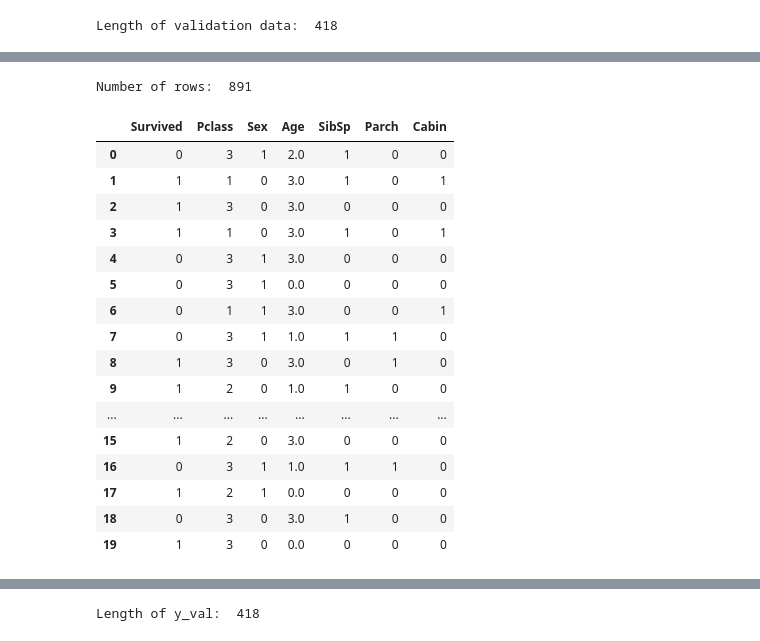
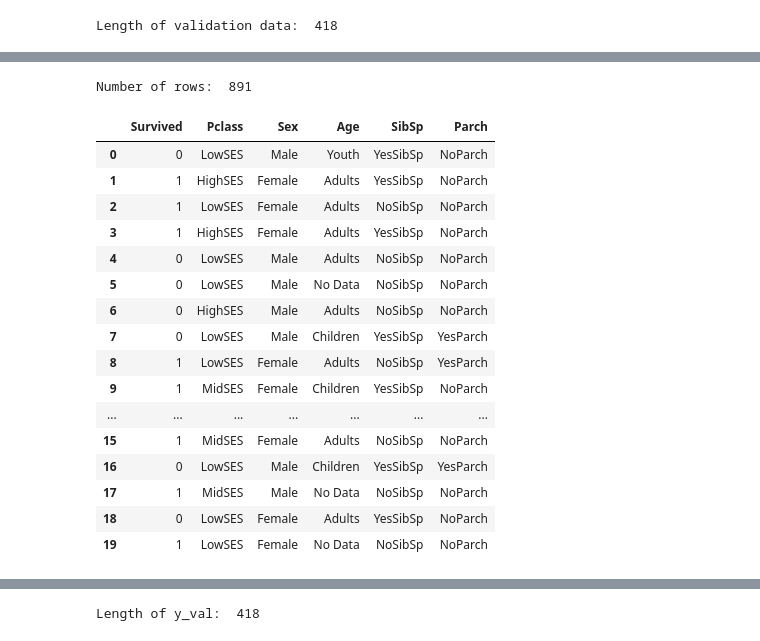
Before and after one commit to jonasnjx/Kaggle_Titanic, a Jupyter notebook: Kaggle_Titanic_Model.ipynb, the cells around one changed output, grey strips where cells are left out. Saved outputs shown, nothing was run; the diff lists cells and outputs as text; code cells hidden in the pictures.

```diff
--- a/Kaggle_Titanic_Model.ipynb
+++ b/Kaggle_Titanic_Model.ipynb
@@ -10,7 +10,7 @@ os.getcwd()
 '''
 IMPORT TRAIN DATA
 '''
-data = pd.read_csv('train.csv')
+data = pd.read_csv('kaggle_titanic/train.csv')
 
 print('Length of train data: ', len(data))
 data.head(5)
@@ -156,71 +156,84 @@ FEATURE ENGINEERING
 '''
 
 def feature_engineering(df):
-    # drop passengerid, Name (identifiers), cabin (mostly nans), ticket, embarked (low relevance to survived) columns
-    df = df.drop(['PassengerId', 'Embarked', 'Name',  'Ticket'], axis = 1)
+    # drop passengerid, Name, ticket columns (identifiers, too many unique values, low relevance)
+    df = df.drop(['PassengerId', 'Name', 'Ticket'], axis = 1)
+
+    # change pclass to categorical
+    df['Pclass'].replace({1: "HighSES", 2: "MidSES", 3: "LowSES"}, inplace = True)
 
     # convert age to categorical type using classification
     # ref: https://www.statcan.gc.ca/en/concepts/definitions/age2
     # children (1), youth (2), adults (3), seniors (4), nans (0)
     df['Age'] = pd.to_numeric(pd.cut(df['Age'], bins = [0, 14, 24, 64, 120], labels = [1, 2, 3, 4]))
     df['Age'] = df['Age'].fillna(0)
-    #data_feature_eng['Age'].replace({1: "Children", 2: "Youth", 3: "Adults", 4: "Seniors", 0: "No Data"}, inplace = True)
+    df['Age'].replace({1: "Children", 2: "Youth", 3: "Adults", 4: "Seniors", 0: "No Data"}, inplace = True)
 
     # convert sibsp, parch to binary (whether siblings/spouse, parent/children is onboard (1) OR not (0))
     df.loc[df['SibSp'] == 0, 'SibSp'] = 0
     df.loc[df['SibSp'] >= 1, 'SibSp'] = 1
     df.loc[df['Parch'] == 0, 'Parch'] = 0
     df.loc[df['Parch'] >= 1, 'Parch'] = 1
+    df['SibSp'].replace({0: "NoSibSp", 1: "YesSibSp"}, inplace = True)
+    df['Parch'].replace({0: "NoParch", 1: "YesParch"}, inplace = True)
+
+    # convert sex column to binary (male (1), female (0))
+    df.loc[df['Sex'] == 'male', 'Sex'] = 'Male'
+    df.loc[df['Sex'] == 'female', 'Sex'] = 'Female'
 
     # convert passenger fare to first (>= $30), second (>= $13, <= 29), third (<= $12) class
     # ref: https://www.bbc.co.uk/bitesize/topics/z8mpfg8/articles/zng8jty
     df['Fare'] = df['Fare'].fillna(0)
     df.loc[df['Fare'] < 13, 'Fare'] = 3
     df.loc[(df['Fare'] >= 13) & (df['Fare'] < 30), 'Fare'] = 2
     df.loc[df['Fare'] >= 30, 'Fare'] = 1
-
-    # convert sex column to binary (male (1), female (0))
-    df.loc[df['Sex'] == 'male', 'Sex'] = 1
-    df.loc[df['Sex'] == 'female', 'Sex'] = 0
+    df['Fare'].replace({1: "FirstClsFare", 2: "SecondClsFare", 3: "ThirdClsFare", 0: "NoClsFare"}, inplace = True)
 
     # remove Fare column since there is multicollinearity issue between Fare and Pclass columns
     df = df.drop(['Fare'], axis = 1)
 
     # convert embarked to numerical (S = 1, C = 2, Q = 3, nan = 0)
 #    df.loc[df['Embarked'] == 'S', 'Embarked'] = 1
 #    df.loc[df['Embarked'] == 'C', 'Embarked'] = 2
 #    df.loc[df['Embarked'] == 'Q', 'Embarked'] = 3
-#    df['Embarked'] = df['Embarked'].fillna(0)
+    df['Embarked'] = df['Embarked'].fillna(0)
 
-#    df = df.drop(['SibSp'], axis = 1)
-#    df = df.drop(['Parch'], axis = 1)
+    # performance drops with column
+    df = df.drop(['Embarked'], axis = 1)
 
     # convert cabin to binary (value = 1, null = 0)
     df['Cabin'] = np.where(df['Cabin'].isnull(), 0, 1)
+
+    # performance drops with column
+    df = df.drop(['Cabin'], axis = 1)
+
+    # combine SibSp/Parch columns
+#    df['SibSp_Parch'] = df['SibSp'] + df['Parch']
+
     return df
 
 train_data_feature_eng = data.copy()
 train_data_feature_eng = feature_engineering(train_data_feature_eng)
 
 print('Number of rows: ', len(train_data_feature_eng))
 train_data_feature_eng.head(20)
 # %% [output]
 Number of rows:  891
-|  | Survived | Pclass | Sex | Age | SibSp | Parch | Cabin |
-| 0 | 0 | 3 | 1 | 2.0 | 1 | 0 | 0 |
-| 1 | 1 | 1 | 0 | 3.0 | 1 | 0 | 1 |
-| 2 | 1 | 3 | 0 | 3.0 | 0 | 0 | 0 |
-| 3 | 1 | 1 | 0 | 3.0 | 1 | 0 | 1 |
-| 4 | 0 | 3 | 1 | 3.0 | 0 | 0 | 0 |
-| 5 | 0 | 3 | 1 | 0.0 | 0 | 0 | 0 |
-| 6 | 0 | 1 | 1 | 3.0 | 0 | 0 | 1 |
-| 7 | 0 | 3 | 1 | 1.0 | 1 | 1 | 0 |
-| 8 | 1 | 3 | 0 | 3.0 | 0 | 1 | 0 |
-| 9 | 1 | 2 | 0 | 1.0 | 1 | 0 | 0 |
-| ... | ... | ... | ... | ... | ... | ... | ... |
-| 15 | 1 | 2 | 0 | 3.0 | 0 | 0 | 0 |
-| 16 | 0 | 3 | 1 | 1.0 | 1 | 1 | 0 |
-| 17 | 1 | 2 | 1 | 0.0 | 0 | 0 | 0 |
-| 18 | 0 | 3 | 0 | 3.0 | 1 | 0 | 0 |
-| 19 | 1 | 3 | 0 | 0.0 | 0 | 0 | 0 |
+|  | Survived | Pclass | Sex | Age | SibSp | Parch |
+| 0 | 0 | LowSES | Male | Youth | YesSibSp | NoParch |
+| 1 | 1 | HighSES | Female | Adults | YesSibSp | NoParch |
+| 2 | 1 | LowSES | Female | Adults | NoSibSp | NoParch |
+| 3 | 1 | HighSES | Female | Adults | YesSibSp | NoParch |
+| 4 | 0 | LowSES | Male | Adults | NoSibSp | NoParch |
+| 5 | 0 | LowSES | Male | No Data | NoSibSp | NoParch |
+| 6 | 0 | HighSES | Male | Adults | NoSibSp | NoParch |
+| 7 | 0 | LowSES | Male | Children | YesSibSp | YesParch |
+| 8 | 1 | LowSES | Female | Adults | NoSibSp | YesParch |
+| 9 | 1 | MidSES | Female | Children | YesSibSp | NoParch |
+| ... | ... | ... | ... | ... | ... | ... |
+| 15 | 1 | MidSES | Female | Adults | NoSibSp | NoParch |
+| 16 | 0 | LowSES | Male | Children | YesSibSp | YesParch |
+| 17 | 1 | MidSES | Male | No Data | NoSibSp | NoParch |
+| 18 | 0 | LowSES | Female | Adults | YesSibSp | NoParch |
+| 19 | 1 | LowSES | Female | No Data | NoSibSp | NoParch |
 # %%
```
Also changed, not shown: parts of 6 cells of this notebook.
